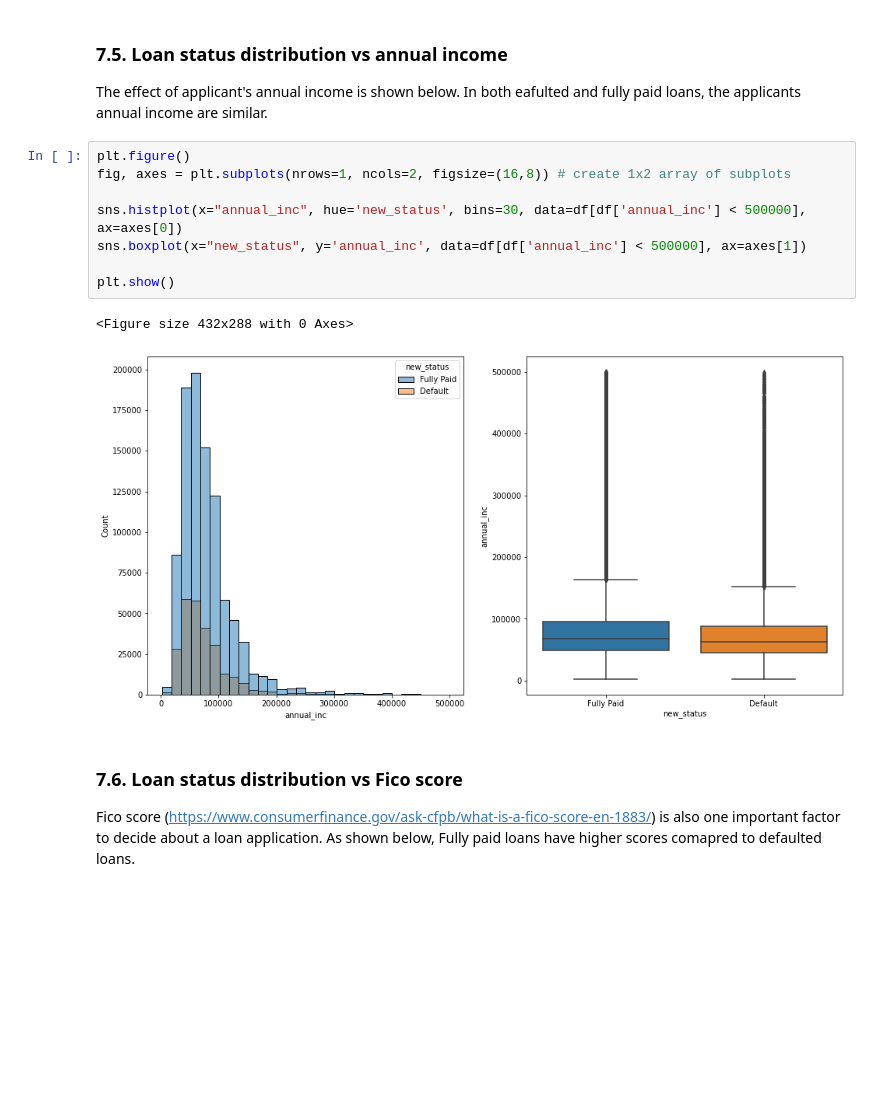
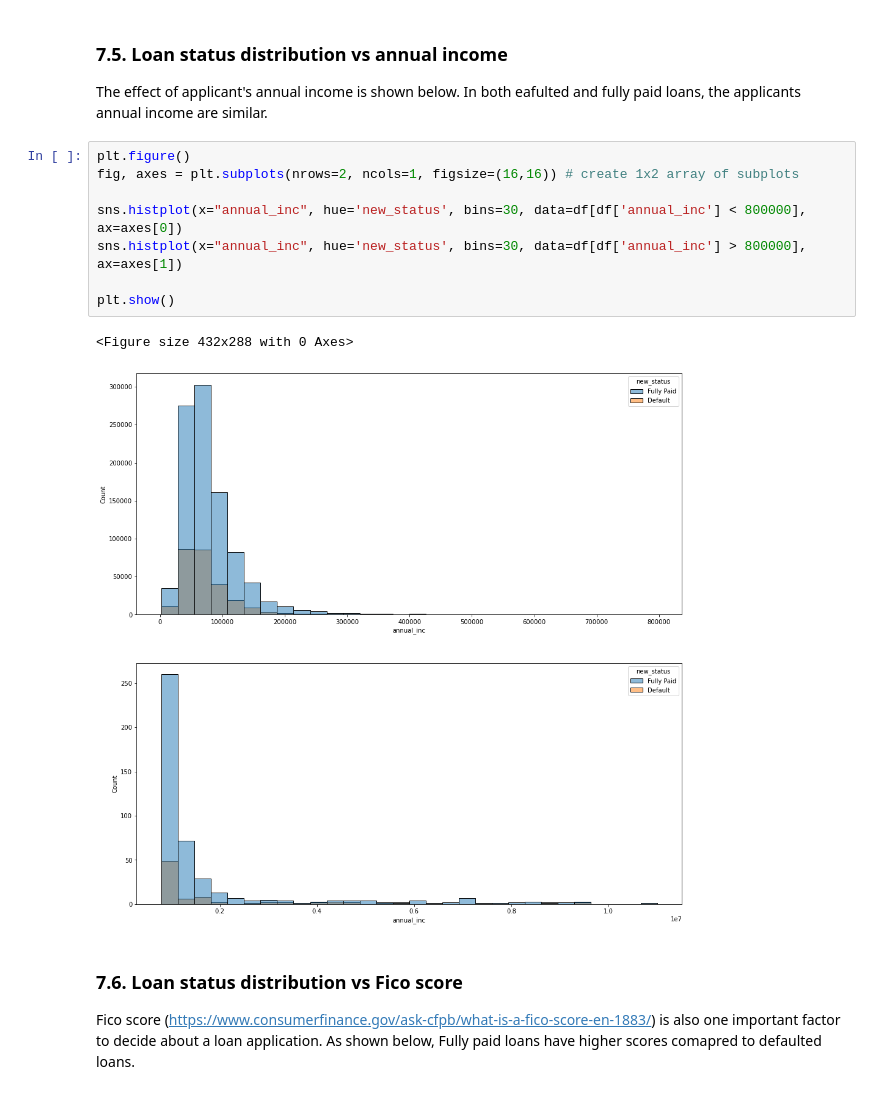
Before and after one commit to somayehY/SomayeYoussefi, a Jupyter notebook: LendingClub/LendingClub_ExploratoryDataAnalysis.ipynb, the cells around one changed output. Drawn from its saved outputs; the diff is of its cells as text; blank space fills up the shorter version.

```diff
--- a/LendingClub/LendingClub_ExploratoryDataAnalysis.ipynb
+++ b/LendingClub/LendingClub_ExploratoryDataAnalysis.ipynb
@@ -276,15 +311,15 @@ plt.show()
 The effect of applicant's annual income is shown below. In both eafulted and fully paid loans, the applicants annual income are similar.
 # %%
 plt.figure()
-fig, axes = plt.subplots(nrows=1, ncols=2, figsize=(16,8)) # create 1x2 array of subplots
+fig, axes = plt.subplots(nrows=2, ncols=1, figsize=(16,16)) # create 1x2 array of subplots
 
-sns.histplot(x="annual_inc", hue='new_status', bins=30, data=df[df['annual_inc'] < 500000], ax=axes[0])
-sns.boxplot(x="new_status", y='annual_inc', data=df[df['annual_inc'] < 500000], ax=axes[1])
+sns.histplot(x="annual_inc", hue='new_status', bins=30, data=df[df['annual_inc'] < 800000], ax=axes[0])
+sns.histplot(x="annual_inc", hue='new_status', bins=30, data=df[df['annual_inc'] > 800000], ax=axes[1])
 
 plt.show()
 # %% [output]
 <Figure size 432x288 with 0 Axes>
-[figure, old version]
+[figure, new version]
 # %% [markdown]
 ### 7.6. Loan status distribution vs Fico score <a class='anchor' id='Fico'></a>
 
```
Also changed, not shown: parts of 18 cells of this notebook.
